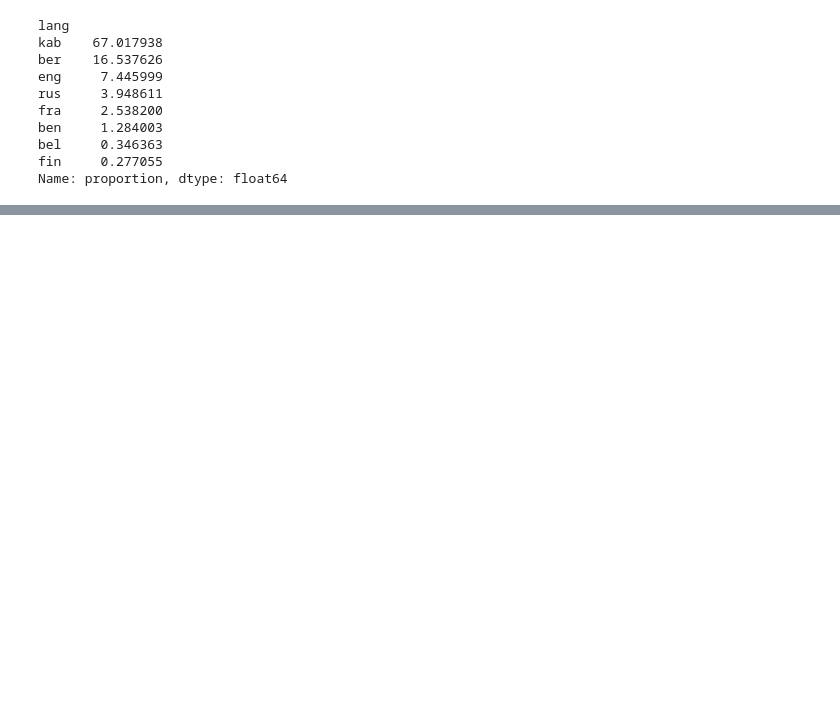
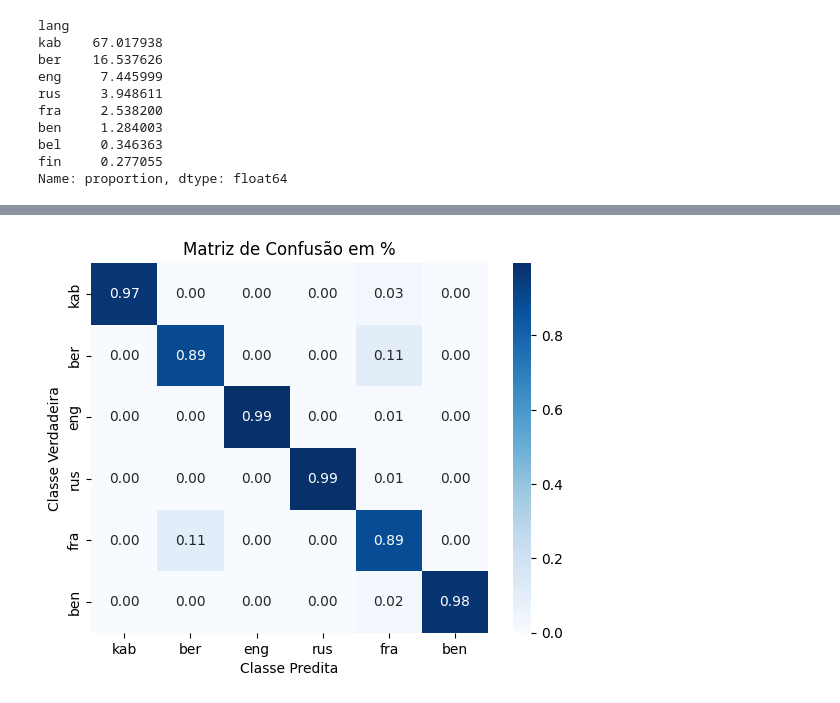
Before and after one commit to GodKelvin/pos-ia-dados-ufes, a Jupyter notebook: Processamento de Linguagem Natural/Kelvin_Lehrback_Trab_PLN.ipynb, the cells around one changed output, grey strips where cells are left out. Cells and saved outputs as stored; diff of their text form; code cells hidden in the pictures; blank space fills up the shorter version.

```diff
--- a/Processamento de Linguagem Natural/Kelvin_Lehrback_Trab_PLN.ipynb
+++ b/Processamento de Linguagem Natural/Kelvin_Lehrback_Trab_PLN.ipynb
@@ -143,0 +258,2 @@ Feito essa limpeza de idiomas, vamos limpar as colunas irrelevantes: ID e create
+# %%
+word_dict = constroi_dicionario(dataframe)
@@ -143,0 +481,9 @@ Feito essa limpeza de idiomas, vamos limpar as colunas irrelevantes: ID e create
+# %%
+cm_norm = cm.astype('float') / cm.sum(axis=1)[:, np.newaxis]
+sns.heatmap(cm_norm, annot=True, fmt='.2f', cmap='Blues', xticklabels=label_names, yticklabels=label_names)
+plt.xlabel("Classe Predita")
+plt.ylabel("Classe Verdadeira")
+plt.title("Matriz de Confusão em %")
+plt.show()
+# %% [output]
+[figure, added]
```
Also changed, not shown: parts of 39 cells of this notebook.
